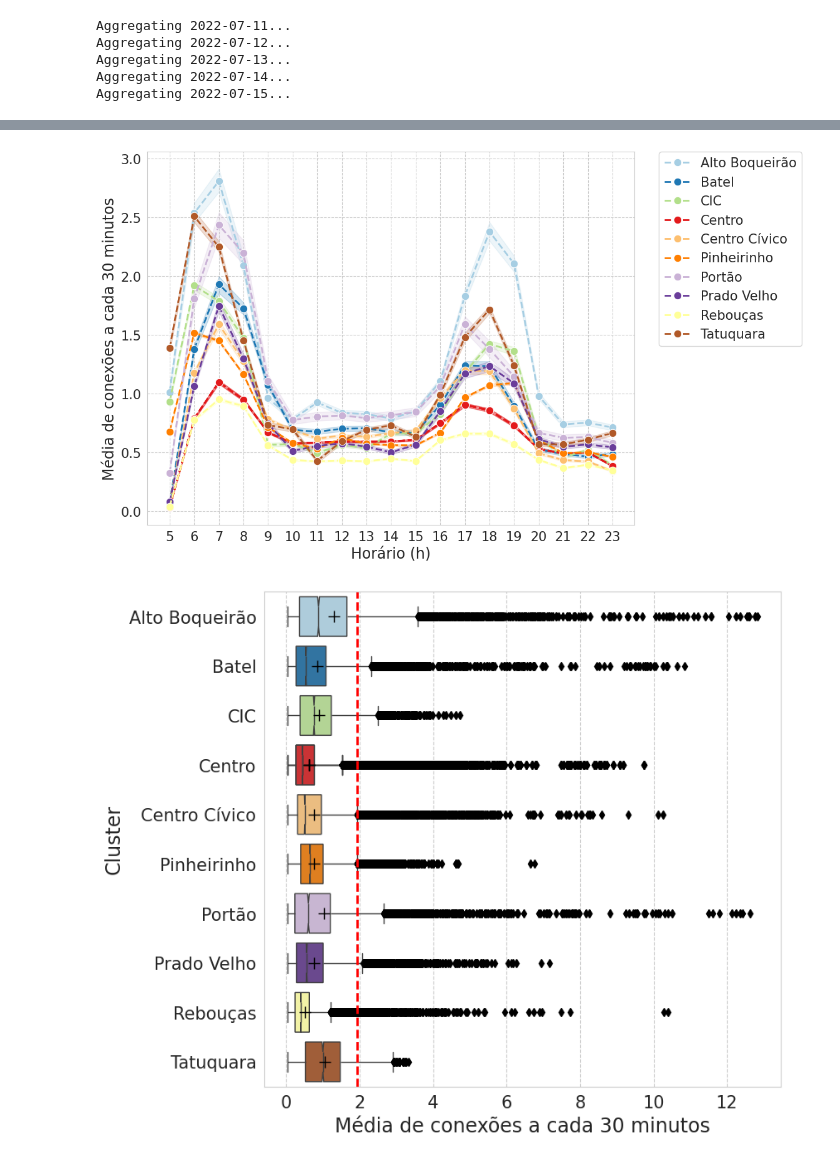
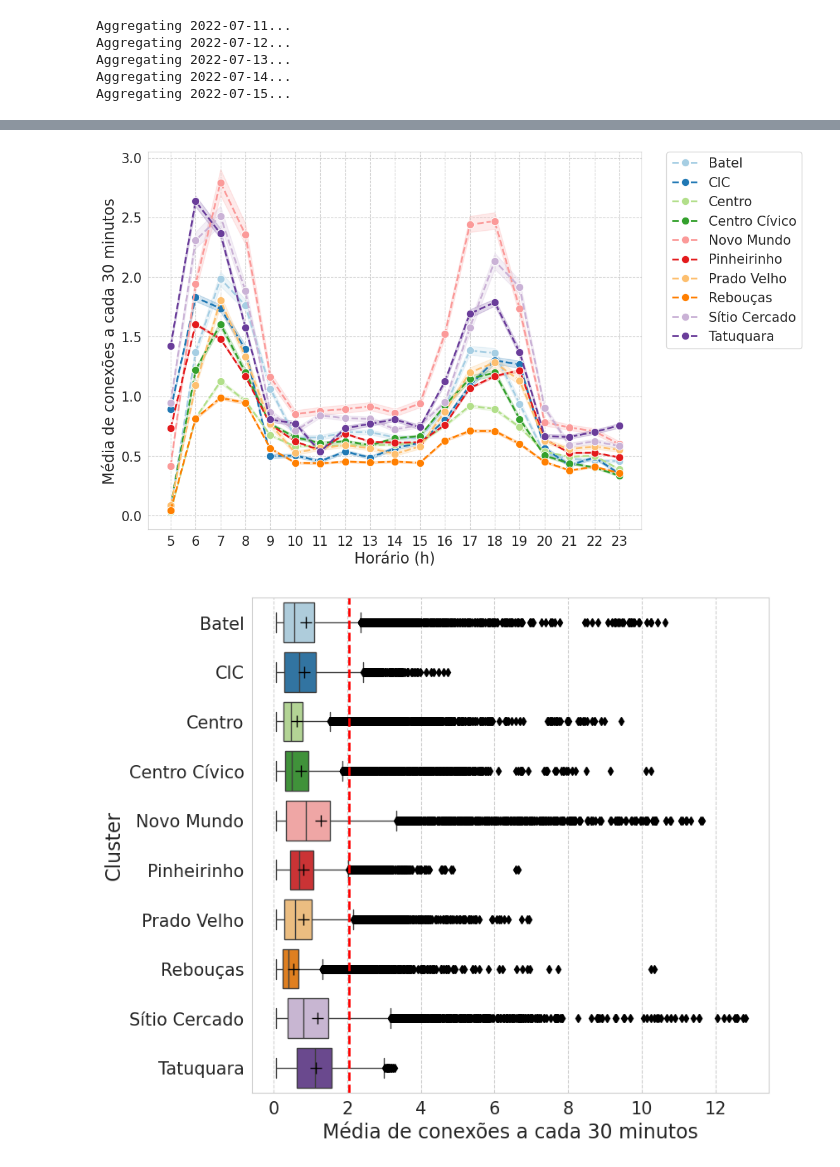
Before and after one commit to jcnborges/busanalysis, a Jupyter notebook: notebooks/doutorado/connection_analysis.ipynb, the cells around one changed output, grey strips where cells are left out. Saved outputs shown, nothing was run; the diff lists cells and outputs as text; code cells hidden in the pictures.

Commit message:
análise do cover time no mag

```diff
--- a/notebooks/doutorado/connection_analysis.ipynb
+++ b/notebooks/doutorado/connection_analysis.ipynb
@@ -26,7 +28,7 @@ agg_cluster = []
 terminals = list(dim_bs.query("type_norm == 'Terminal'").dummy_id)
 for base_date in [str(obj.date()) for obj in pd.date_range(start = base_date_start, end = base_date_end)]:
     print(f"Aggregating {base_date}...")
-    connections = [pd.read_parquet(f) for f in glob.glob(f"{dir}//output//{base_date}*.parquet")]
+    connections = [pd.read_parquet(f) for f in glob.glob(f"{dir}//output_vt//{base_date}*.parquet")]
     connections = pd.concat(connections, ignore_index = True)
     connections['event_timestamp_u'] = pd.to_datetime(connections["event_timestamp_u"])
     connections['event_timestamp_v'] = pd.to_datetime(connections["event_timestamp_v"])
@@ -45,9 +47,11 @@ for base_date in [str(obj.date()) for obj in pd.date_range(start = base_date_sta
     )
     walking_speed = 1 # m/s
     df_cluster['walking_time'] = df_cluster['dist'] / walking_speed
-    df_cluster.query('walking_time < waiting_time', inplace = True)
+    df_cluster.query('walking_time < waiting_time and waiting_time >= 30', inplace = True)
     df_grouped = df_cluster.groupby('cluster').size().reset_index(name = 'conn_count')
     df_grouped['base_date'] = base_date
     agg_cluster.append(df_grouped)
     print(df_grouped.conn_count.describe().to_frame().transpose().round())
 agg_cluster = pd.concat(agg_cluster, ignore_index = True)
+agg_cluster = agg_cluster.groupby('cluster').conn_count.mean().reset_index()
+agg_cluster.conn_count.describe().to_frame().transpose().round()
@@ -294,24 +327,27 @@ web.open_new_tab("volume_map.html")
 # %%
 terminals = list(dim_bs.query("type_norm == 'Terminal'").dummy_id)
 cluster_names = {
-    13: 'Centro Cívico',
-    18: 'Centro',
-    22: 'Centro',
-    11: 'Centro',
-    7: 'Batel',
-    5: 'Rebouças',
-    55: 'Prado Velho',
-    29: 'Portão',
-    10: 'CIC',
+    16: 'Centro Cívico',
+    21: 'Centro',
+    23: 'Centro',
+    15: 'Centro',
+    9: 'Batel',
+    4: 'Rebouças',
+    59: 'Prado Velho',
+    7: 'Novo Mundo',
+    10: 'Novo Mundo',
+    12: 'CIC',
     0: 'Pinheirinho',
-    9: 'Alto Boqueirão',
-    19: 'Tatuquara'
+    3: 'Pinheirinho',
+    1: 'Pinheirinho',
+    13: 'Sítio Cercado',
+    20: 'Tatuquara'
 }
 selected_clusters = list(cluster_names.keys())
 df_pair_metrics = []
 for base_date in [str(obj.date()) for obj in pd.date_range(start = base_date_start, end = base_date_end)]:
     print(f"Aggregating {base_date}...")
-    connections = [pd.read_parquet(f) for f in glob.glob(f"{dir}//output//{base_date}*.parquet")]
+    connections = [pd.read_parquet(f) for f in glob.glob(f"{dir}//output_vt//{base_date}*.parquet")]
     connections = pd.concat(connections, ignore_index = True)
     connections['event_timestamp_u'] = pd.to_datetime(connections["event_timestamp_u"])
     connections['event_timestamp_v'] = pd.to_datetime(connections["event_timestamp_v"])
@@ -330,7 +366,7 @@ for base_date in [str(obj.date()) for obj in pd.date_range(start = base_date_sta
     )
     walking_speed = 1 # m/s
     df_cluster['walking_time'] = df_cluster['dist'] / walking_speed
-    df_cluster.query('cluster == @selected_clusters and walking_time < waiting_time', inplace = True)
+    df_cluster.query('cluster == @selected_clusters and walking_time < waiting_time and waiting_time >= 30', inplace = True)
     grouped = df_cluster.sort_values(
         by = ['cluster', 'dummy_id_u', 'dummy_id_v', 'line_code_u', 'line_code_v', 'event_timestamp_v']
     ).groupby(
@@ -421,5 +433,5 @@ pair_metrics_day.sort_values('conn_count', ascending = False).head(10)
 # %%
-hue_order = list(cluster_names.values())
+hue_order = list(set(cluster_names.values()))
 hue_order.sort()
 fig, axes = plt.subplots(figsize = (12, 6.7))
 sns.set_style("whitegrid", {'grid.linestyle': '--'})
@@ -438,30 +450,31 @@ g.set_ylabel("Média de conexões a cada 30 minutos", fontsize = 17)
 plt.subplots_adjust(left=0.1, right=0.75, bottom=0.1, top=0.99, wspace=0.4)
 plt.savefig('avg_conn.png', format='png', dpi=300);
 # %% [output]
-[figure, old version]
+[figure, new version]
 # %%
 fig, axes = plt.subplots(figsize = (8.9, 6.7))
 sns.set_style("whitegrid", {'grid.linestyle': '--'})
 flierprops = dict(marker = 'd', markerfacecolor = 'black', markersize = 5,  markeredgecolor = 'black')
 meanprops = dict(marker = '+', markerfacecolor = 'black', markersize = 10,  markeredgecolor = 'black')
 g = sns.boxplot(
     x = pair_metrics_day.conn_count, y = pair_metrics_day.cluster_name,
     linewidth = 1.0, hue = pair_metrics_day.cluster_name,
     palette = sns.color_palette("Paired", len(hue_order)),
-    notch = True, showmeans = True, order = hue_order,
+    notch = False, showmeans = True, order = hue_order,
     hue_order = hue_order,
     ax = axes, flierprops = flierprops, meanprops = meanprops)
 g.tick_params(labelsize = 15)
 g.set_xlabel("Média de conexões a cada 30 minutos", fontsize = 17)
 g.set_ylabel("Cluster", fontsize = 17);
 
 # Add the vertical red line at x = 2
-outlier = pair_metrics_day.conn_count.describe().to_frame().transpose()
+stats = pair_metrics_day.conn_count.describe().to_frame().transpose()
+outlier = float(stats['75%'] + 1.5 * (stats['75%'] - stats['25%']))
 
-axes.axvline(x=float(outlier['75%'] + 1.5 * (outlier['75%'] - outlier['25%'])), color='red', linestyle='--', linewidth=2)
+axes.axvline(x=outlier, color='red', linestyle='--', linewidth=2)
 
 # Adjust spacing
 plt.subplots_adjust(left=0.25, right=0.95, bottom=0.1, top=0.99, wspace=0.4)
 plt.savefig('boxplot_avg_conn.png', format='png', dpi=300)
 # %% [output]
-[figure, old version]
+[figure, new version]
```
Also changed, not shown: parts of 21 cells of this notebook, 11 other files.
